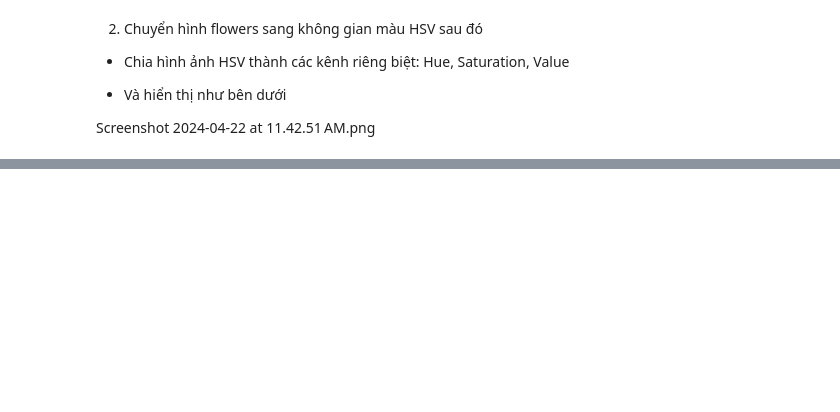
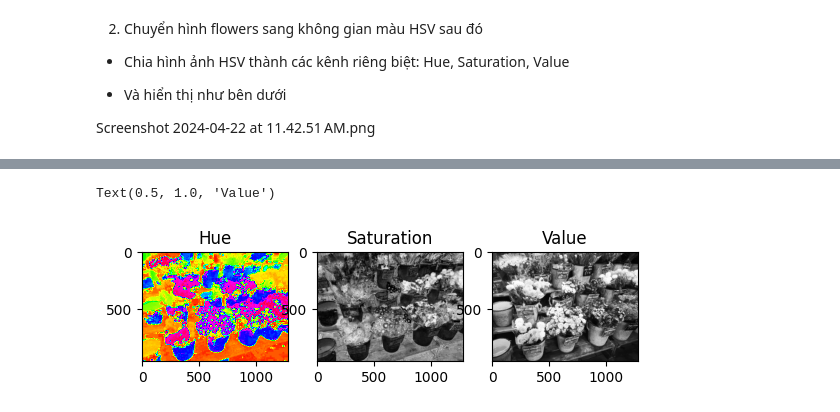
Before and after one commit to Tiepbn/Computer-Vision, a Jupyter notebook: Exercise/Week2_01_Exercise01.ipynb, the cells around one changed output, grey strips where cells are left out. Saved outputs shown, nothing was run; the diff lists cells and outputs as text; code cells hidden in the pictures; blank space fills up the shorter version.

```diff
--- a/Exercise/Week2_01_Exercise01.ipynb
+++ b/Exercise/Week2_01_Exercise01.ipynb
@@ -37,3 +50,5 @@ AttributeError: module 'cv2' has no attribute 'COLOR_BGF2RGB'
 - Và hiển thị như bên dưới
 
 Screenshot 2024-04-22 at 11.42.51 AM.png
+# %%
+h,s,v = cv2.split(cv2.cvtColor(img,cv2.COLOR_BGR2HSV))
@@ -39,0 +75,15 @@ Screenshot 2024-04-22 at 11.42.51 AM.png
+# %%
+plt.subplot(1,3,1)
+plt.imshow(h,cmap = "hsv")
+plt.title("Hue")
+
+plt.subplot(1,3,2)
+plt.imshow(s,cmap = "gray")
+plt.title("Saturation")
+
+plt.subplot(1,3,3)
+plt.imshow(v,cmap = "gray")
+plt.title("Value")
+# %% [output]
+Text(0.5, 1.0, 'Value')
+[figure, added]
```
Also changed, not shown: parts of 7 cells of this notebook.
